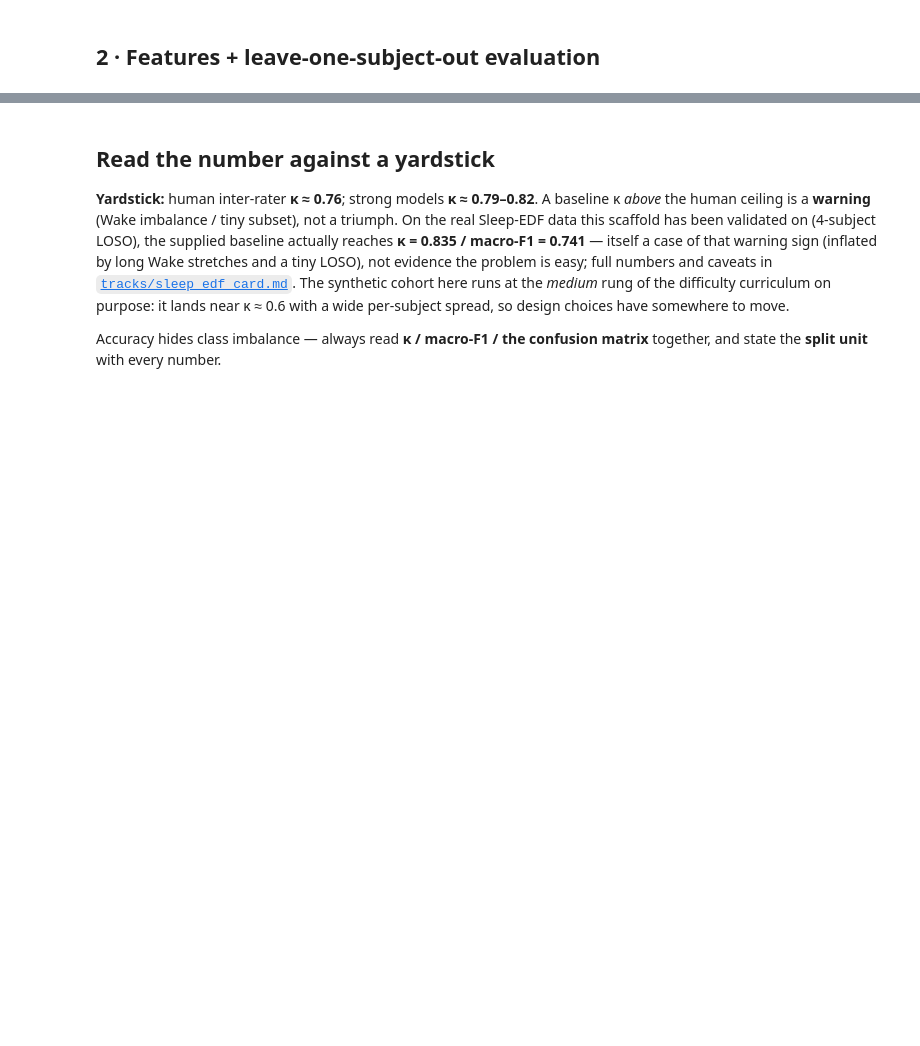
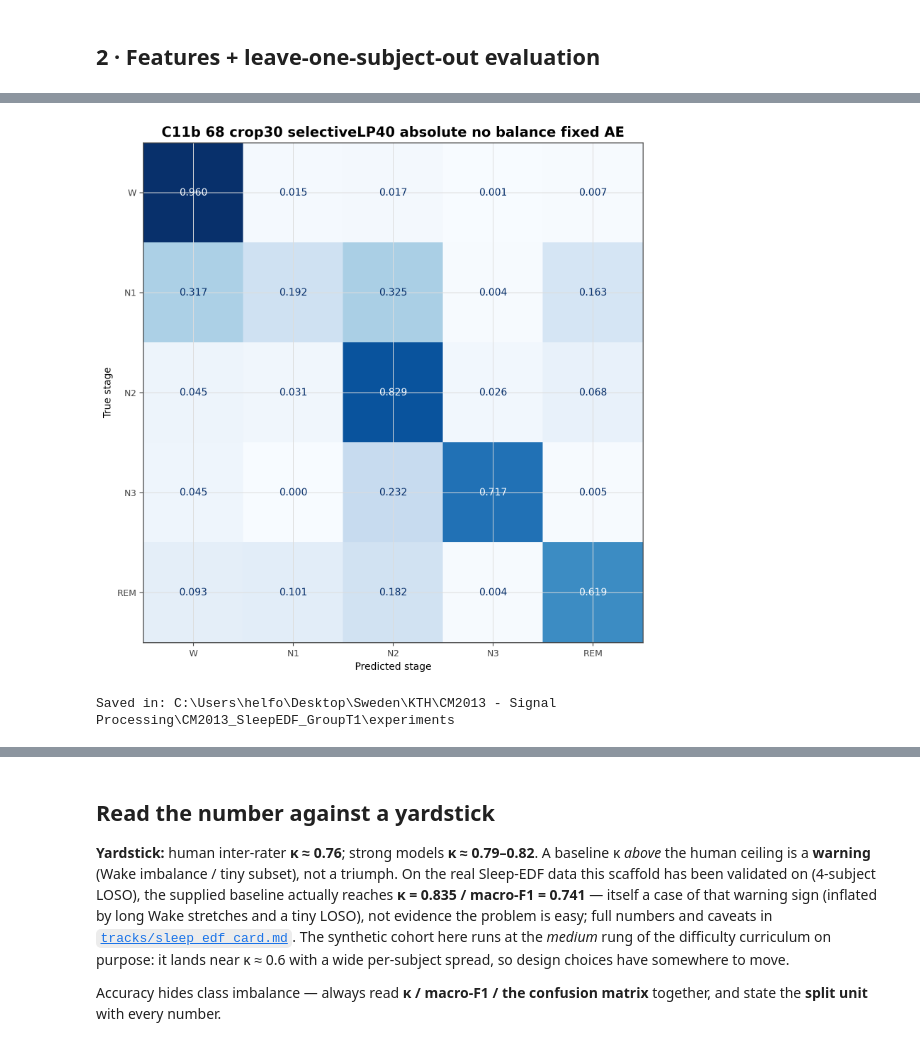
Before and after one commit to hel-fortuny/CM2013_SleepEDF_GroupT1, a Jupyter notebook: track_sleep_edf.ipynb, the cells around one changed output, grey strips where cells are left out. Drawn from its saved outputs; the diff is of its cells as text; code cells hidden in the pictures; blank space fills up the shorter version.

```diff
--- a/track_sleep_edf.ipynb
+++ b/track_sleep_edf.ipynb
@@ -101,9 +104,8 @@ importlib.reload(sleep_edf)
 SleepEDFTrack = sleep_edf.SleepEDFTrack
 
 track = SleepEDFTrack(cfg={
-    "imbalance": "balanced",
+    "imbalance": "none",
     "preprocess": "selective_lp40",
     "selective_threshold": 0.10
 })
-
-print("C11 configured successfully")
+print("C12 configured successfully")
@@ -298,5 +317,5 @@ for k, value in zip(np.unique(folds), fold_kappas):
 # %%
-name = "C11_68_crop30_selectiveLP40_absolute_balanced_fixed_AE"
+name = "C11b_68_crop30_selectiveLP40_absolute_no_balance_fixed_AE"
 from pathlib import Path
 import json
 import numpy as np
@@ -341,33 +360,36 @@ for i, letter in enumerate("ABCDE"):
 
     with open(folder / f"{name}_fold_{letter}.json", "w") as f:
         json.dump(fold_report, f, default=to_json, indent=2)
 
 # 3. Confusion matrix — same visual format
 fig, ax = plt.subplots(figsize=(8, 8))
 
 ConfusionMatrixDisplay.from_predictions(
     y_true,
     y_pred,
     labels=rep["labels"],
     normalize="true",
     cmap="Blues",
     colorbar=False,
     values_format=".3f",
     ax=ax
 )
 
 ax.set_title(f"{name} — 68 subjects — fixed A–E folds",
              fontsize=14, fontweight="bold")
 ax.set_title(name.replace("_", " "),
              fontsize=14, fontweight="bold")
 ax.set_xlabel("Predicted stage")
 ax.set_ylabel("True stage")
 
 fig.tight_layout()
 fig.savefig(folder / f"{name}_confusion.png", dpi=200)
 plt.show()
 
 print("Saved in:", folder.resolve())
+# %% [output]
+[figure, added]
+Saved in: C:\Users\helfo\Desktop\Sweden\KTH\CM2013 - Signal Processing\CM2013_SleepEDF_GroupT1\experiments
 # %%
 
 from datetime import date
```
Also changed, not shown: parts of 10 cells of this notebook, 1 other file.
